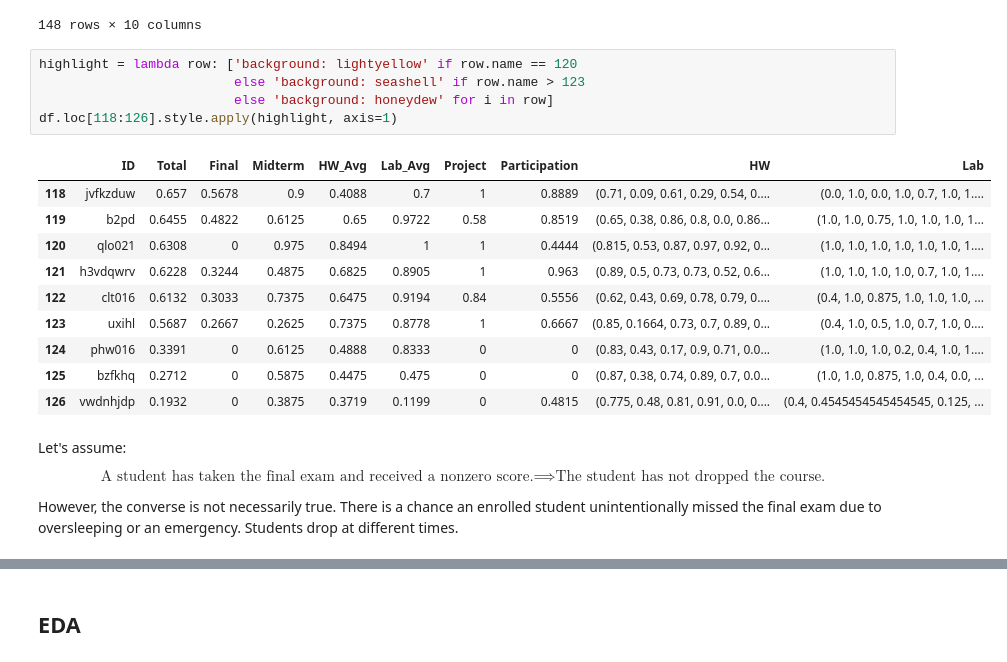
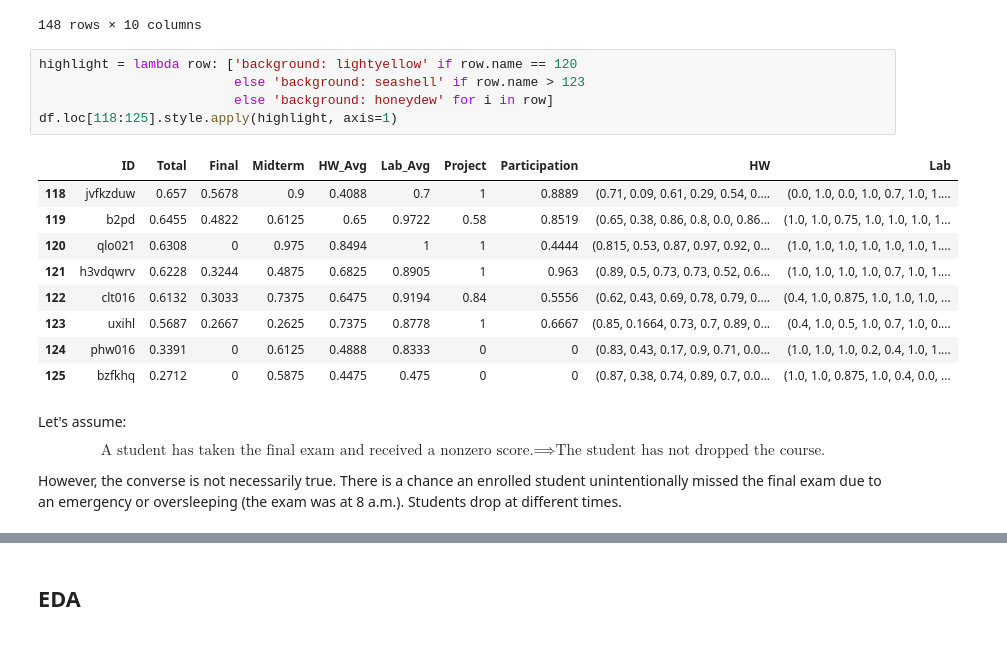
Before and after one commit to dleestat/grades, a Jupyter notebook: Grades.ipynb, the cells around one changed output, grey strips where cells are left out. Saved outputs shown, nothing was run; the diff lists cells and outputs as text.

```diff
--- a/Grades.ipynb
+++ b/Grades.ipynb
@@ -109,24 +112,23 @@ df
 # %%
 highlight = lambda row: ['background: lightyellow' if row.name == 120
                          else 'background: seashell' if row.name > 123
                          else 'background: honeydew' for i in row]
-df.loc[118:126].style.apply(highlight, axis=1)
+df.loc[118:125].style.apply(highlight, axis=1)
 # %% [output]
 |  | ID | Total | Final | Midterm | HW_Avg | Lab_Avg | Project | Participation | HW | Lab |
 | 118 | jvfkzduw | 0.657 | 0.5678 | 0.9 | 0.4088 | 0.7 | 1 | 0.8889 | (0.71, 0.09, 0.61, 0.29, 0.54, 0.... | (0.0, 1.0, 0.0, 1.0, 0.7, 1.0, 1.... |
 | 119 | b2pd | 0.6455 | 0.4822 | 0.6125 | 0.65 | 0.9722 | 0.58 | 0.8519 | (0.65, 0.38, 0.86, 0.8, 0.0, 0.86... | (1.0, 1.0, 0.75, 1.0, 1.0, 1.0, 1... |
 | 120 | qlo021 | 0.6308 | 0 | 0.975 | 0.8494 | 1 | 1 | 0.4444 | (0.815, 0.53, 0.87, 0.97, 0.92, 0... | (1.0, 1.0, 1.0, 1.0, 1.0, 1.0, 1.... |
 | 121 | h3vdqwrv | 0.6228 | 0.3244 | 0.4875 | 0.6825 | 0.8905 | 1 | 0.963 | (0.89, 0.5, 0.73, 0.73, 0.52, 0.6... | (1.0, 1.0, 1.0, 1.0, 0.7, 1.0, 1.... |
 | 122 | clt016 | 0.6132 | 0.3033 | 0.7375 | 0.6475 | 0.9194 | 0.84 | 0.5556 | (0.62, 0.43, 0.69, 0.78, 0.79, 0.... | (0.4, 1.0, 0.875, 1.0, 1.0, 1.0, ... |
 | 123 | uxihl | 0.5687 | 0.2667 | 0.2625 | 0.7375 | 0.8778 | 1 | 0.6667 | (0.85, 0.1664, 0.73, 0.7, 0.89, 0... | (0.4, 1.0, 0.5, 1.0, 0.7, 1.0, 0.... |
 | 124 | phw016 | 0.3391 | 0 | 0.6125 | 0.4888 | 0.8333 | 0 | 0 | (0.83, 0.43, 0.17, 0.9, 0.71, 0.0... | (1.0, 1.0, 1.0, 0.2, 0.4, 1.0, 1.... |
 | 125 | bzfkhq | 0.2712 | 0 | 0.5875 | 0.4475 | 0.475 | 0 | 0 | (0.87, 0.38, 0.74, 0.89, 0.7, 0.0... | (1.0, 1.0, 0.875, 1.0, 0.4, 0.0, ... |
-| 126 | vwdnhjdp | 0.1932 | 0 | 0.3875 | 0.3719 | 0.1199 | 0 | 0.4815 | (0.775, 0.48, 0.81, 0.91, 0.0, 0.... | (0.4, 0.4545454545454545, 0.125, ... |
 # %% [markdown]
 Let's assume:
 
 $$\text{A student has taken the final exam and received a nonzero score.} \implies \text{The student has not dropped the course.}$$
 
-However, the converse is not necessarily true. There is a chance an enrolled student unintentionally missed the final exam due to oversleeping or an emergency. Students drop at different times.
+However, the converse is not necessarily true. There is a chance an enrolled student unintentionally missed the final exam due to an emergency or oversleeping (the exam was at 8 a.m.). Students drop at different times.
 # %%
 # Remove students who dropped
```
Also changed, not shown: parts of 17 cells of this notebook.
